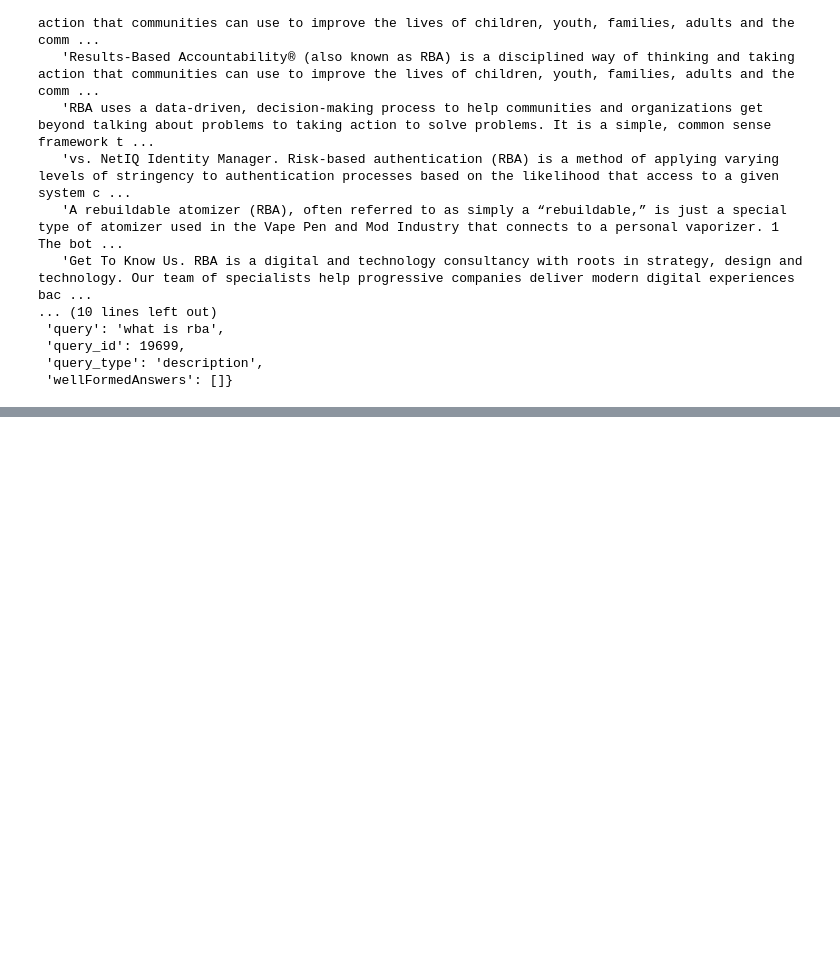
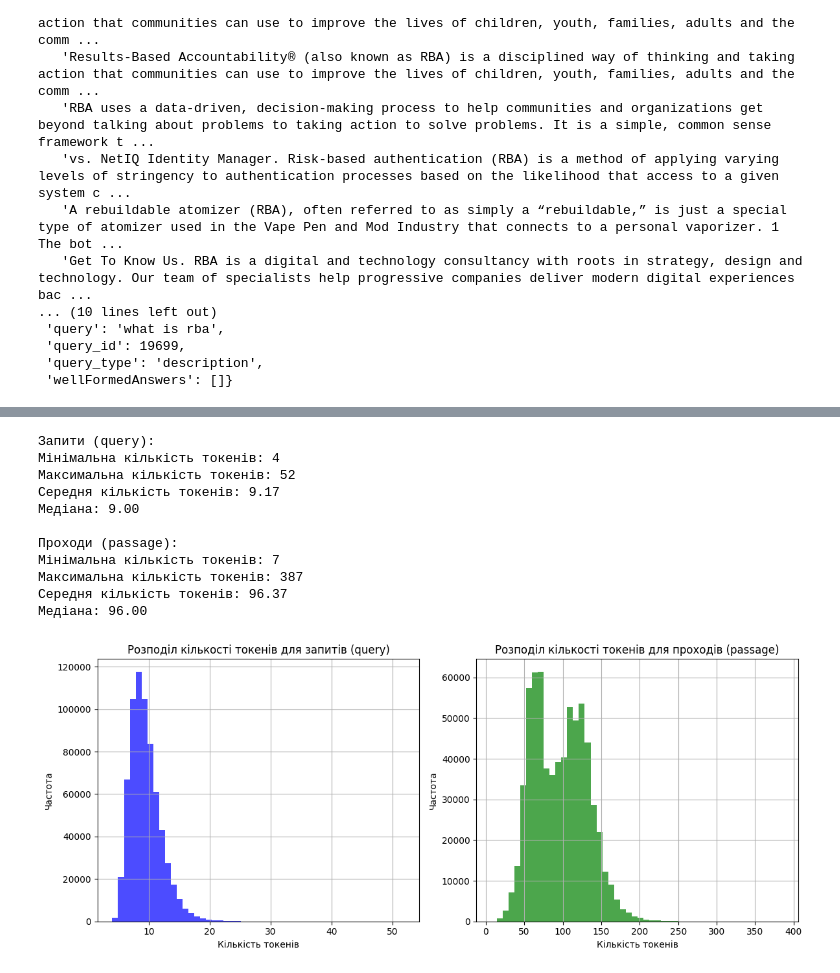
Before and after one commit to OleksandrNuzhyn/DL, a Jupyter notebook: semantic_search_bert.ipynb, the cells around one changed output, grey strips where cells are left out. Saved outputs shown, nothing was run; the diff lists cells and outputs as text; code cells hidden in the pictures; blank space fills up the shorter version.

```diff
--- a/semantic_search_bert.ipynb
+++ b/semantic_search_bert.ipynb
@@ -45,0 +77,2 @@ def prepare_data(examples):
+# %%
+tokenizer = BertTokenizer.from_pretrained("bert-large-uncased")
@@ -45,0 +198,60 @@ def prepare_data(examples):
+# %%
+def count_tokens_batched(examples):
+    query_tokenized = tokenizer(examples["query"], return_tensors=None)
+    query_counts = [len(seq) for seq in query_tokenized["input_ids"]]
+
+    passage_tokenized = tokenizer(examples["passage"], return_tensors=None)
+    passage_counts = [len(seq) for seq in passage_tokenized["input_ids"]]
+
+    return {"query_token_counts": query_counts, "passage_token_counts": passage_counts}
+# %%
+tokenized_dataset = dataset_processed["train"].map(
+    count_tokens_batched,
+    batched=True,
+)
+
+query_token_counts = tokenized_dataset["query_token_counts"]
+passage_token_counts = tokenized_dataset["passage_token_counts"]
+# %%
+print("Запити (query):")
+print(f"Мінімальна кількість токенів: {min(query_token_counts)}")
+print(f"Максимальна кількість токенів: {max(query_token_counts)}")
+print(f"Середня кількість токенів: {np.mean(query_token_counts):.2f}")
+print(f"Медіана: {np.median(query_token_counts):.2f}")
+
+print("\nПроходи (passage):")
+print(f"Мінімальна кількість токенів: {min(passage_token_counts)}")
+print(f"Максимальна кількість токенів: {max(passage_token_counts)}")
+print(f"Середня кількість токенів: {np.mean(passage_token_counts):.2f}")
+print(f"Медіана: {np.median(passage_token_counts):.2f}")
+
+plt.figure(figsize=(12, 5))
+
+plt.subplot(1, 2, 1)
+plt.hist(query_token_counts, bins=50, color='blue', alpha=0.7)
+plt.title("Розподіл кількості токенів для запитів (query)")
+plt.xlabel("Кількість токенів")
+plt.ylabel("Частота")
+plt.grid(True)
+
+plt.subplot(1, 2, 2)
+plt.hist(passage_token_counts, bins=50, color='green', alpha=0.7)
+plt.title("Розподіл кількості токенів для проходів (passage)")
+plt.xlabel("Кількість токенів")
+plt.ylabel("Частота")
+plt.grid(True)
+
+plt.tight_layout()
+# %% [output]
+Запити (query):
+Мінімальна кількість токенів: 4
+Максимальна кількість токенів: 52
+Середня кількість токенів: 9.17
+Медіана: 9.00
+
+Проходи (passage):
+Мінімальна кількість токенів: 7
+Максимальна кількість токенів: 387
+Середня кількість токенів: 96.37
+Медіана: 96.00
+[figure, added]
```
Also changed, not shown: parts of 19 cells of this notebook, 1 other file.
